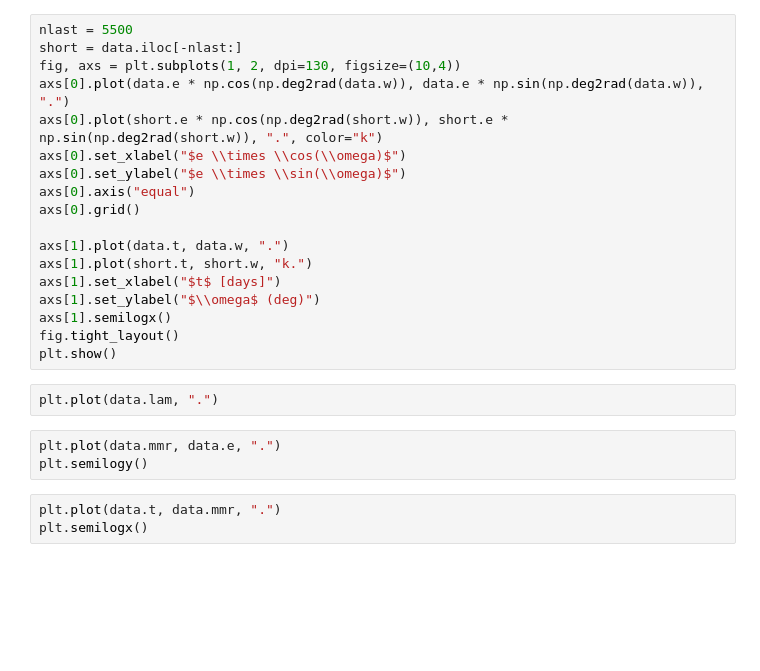
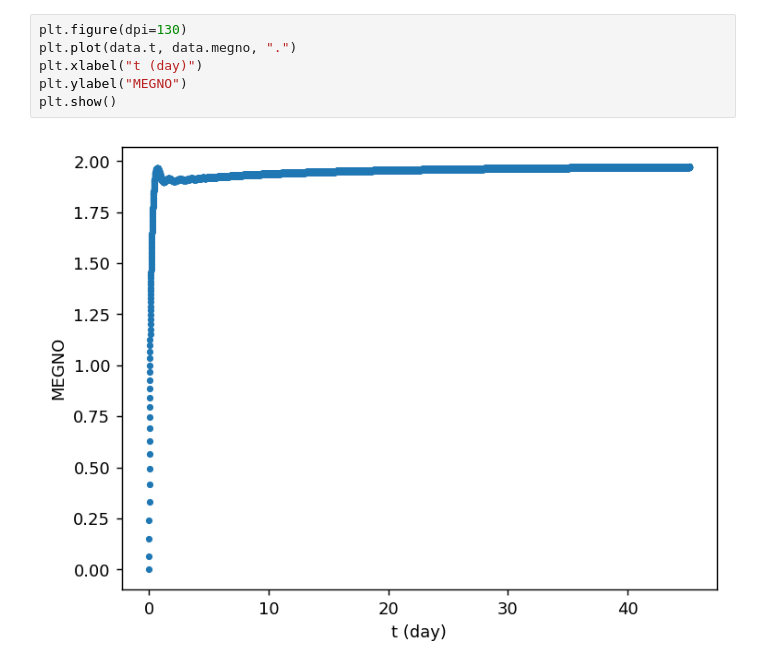
Before and after one commit to Gianuzzi/AstroBould, a Jupyter notebook: tools/plot_salida.ipynb, the cells around one changed output. Cells and saved outputs as stored; diff of their text form; blank space fills up the shorter version.

```diff
--- a/tools/plot_salida.ipynb
+++ b/tools/plot_salida.ipynb
@@ -61,26 +46,8 @@ plt.show()
-# %%
-nlast = 5500
-short = data.iloc[-nlast:]
-fig, axs = plt.subplots(1, 2, dpi=130, figsize=(10,4))
-axs[0].plot(data.e * np.cos(np.deg2rad(data.w)), data.e * np.sin(np.deg2rad(data.w)), ".")
-axs[0].plot(short.e * np.cos(np.deg2rad(short.w)), short.e * np.sin(np.deg2rad(short.w)), ".", color="k")
-axs[0].set_xlabel("$e \\times \\cos(\\omega)$")
-axs[0].set_ylabel("$e \\times \\sin(\\omega)$")
-axs[0].axis("equal")
-axs[0].grid()
-
-axs[1].plot(data.t, data.w, ".")
-axs[1].plot(short.t, short.w, "k.")
-axs[1].set_xlabel("$t$ [days]")
-axs[1].set_ylabel("$\\omega$ (deg)")
-axs[1].semilogx()
-fig.tight_layout()
-plt.show()
-# %%
-plt.plot(data.lam, ".")
-# %%
-plt.plot(data.mmr, data.e, ".")
-plt.semilogy()
-# %%
-plt.plot(data.t, data.mmr, ".")
-plt.semilogx()
+# %%
+plt.figure(dpi=130)
+plt.plot(data.t, data.megno, ".")
+plt.xlabel("t (day)")
+plt.ylabel("MEGNO")
+plt.show()
+# %% [output]
+[figure, added]
```
Also changed, not shown: parts of 10 cells of this notebook, 3 other files.
